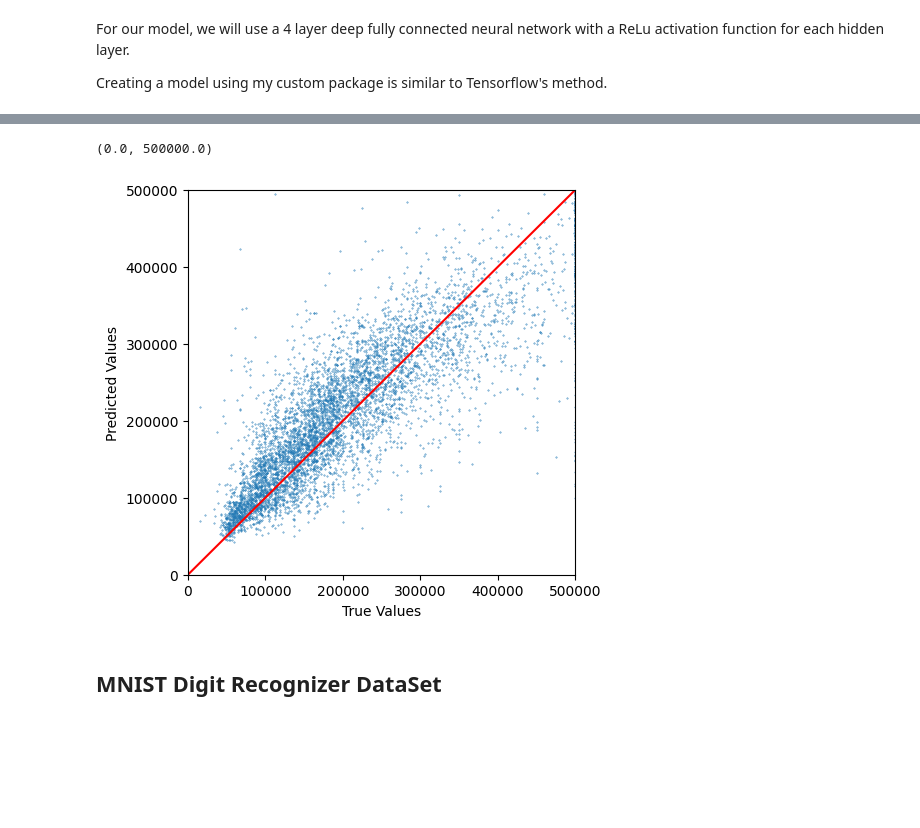
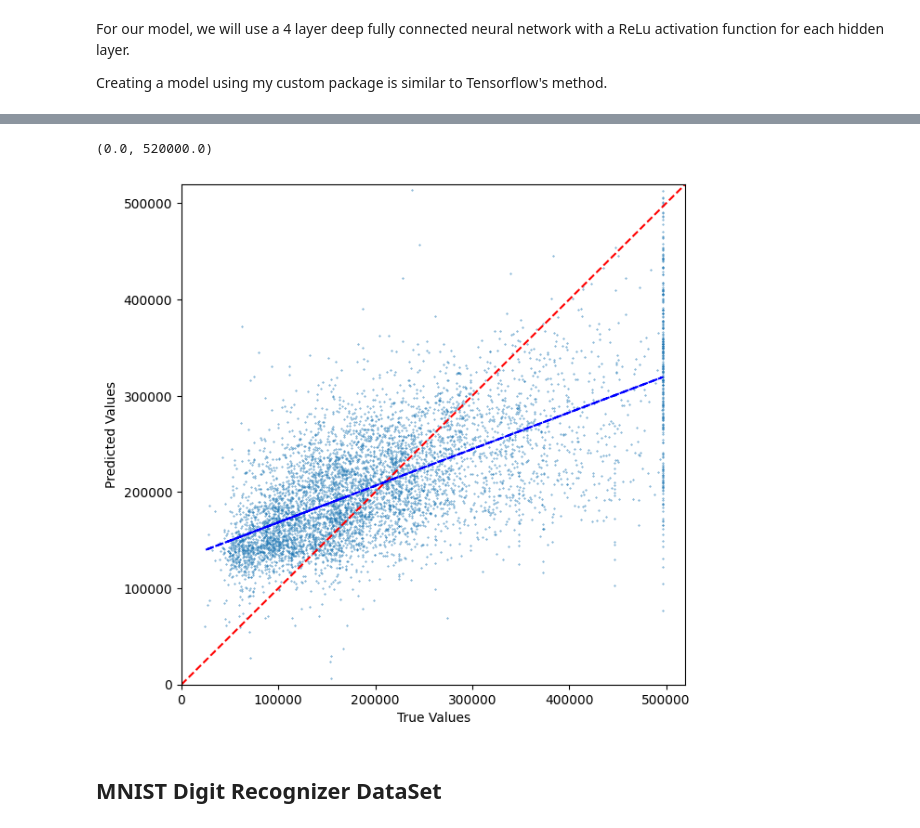
Before and after one commit to jtang25/NeuralNetwork, a Jupyter notebook: notebook.ipynb, the cells around one changed output, grey strips where cells are left out. Cells and saved outputs as stored; diff of their text form; code cells hidden in the pictures; blank space fills up the shorter version.

```diff
--- a/notebook.ipynb
+++ b/notebook.ipynb
@@ -319,0 +157,11 @@ plt.show()
+# %%
+from Model import *
+
+my_model = Model(Layers=[
+    Dense_Layer(input_shape=9,output_shape=12, activation_func="relu"),
+    Dense_Layer(input_shape=12,output_shape=64, activation_func="relu"),
+    Dense_Layer(input_shape=64,output_shape=12, activation_func="relu"),
+    Output_Layer(input_shape=12,output_shape=1)
+])
+
+my_model.summary()
@@ -324,8 +179,7 @@ long_train_err = []
 tf_err = []
 
 train_X, train_y, test_X, test_y = shuffle_scale(housing_data, 0.3)
-train_err = my_model.fit(train_X, train_y, epochs=3, learning_rate=0.0001)
-tf_err.append(model.fit(train_X, train_y, epochs=3, batch_size=32, verbose=0))
+train_err = my_model.fit(train_X, train_y, epochs=1, learning_rate=0.0001)
 test_err = []
 for i in range(len(test_X)):
     pred = my_model.forward_pass(test_X[i])
@@ -367,15 +219,17 @@ plt.show()
 # %%
 plt.figure(figsize=(7, 7))
-plt.scatter(test_y[:6129], [my_model.forward_pass(test_X[d]) for d in range(6129)], s=0.11)
-plt.plot([0, 500000], [0, 500000], color="red")
+plt.scatter(y_scaler.inverse_transform(test_y[:6129]), y_scaler.inverse_transform([my_model.forward_pass(test_X[d]) for d in range(6129)]), s=0.11)
+plt.plot([0, 520000], [0, 520000], color="red", label="Perfect Prediction", linestyle='--')
+m, b = np.polyfit(y_scaler.inverse_transform(test_y[:6129]).flatten(), y_scaler.inverse_transform([my_model.forward_pass(test_X[d]) for d in range(6129)]).flatten(), 1)
+plt.plot(y_scaler.inverse_transform(test_y[:6129]), m*y_scaler.inverse_transform(test_y[:6129]) + b, color="blue", label="Linear Regression", linestyle='--')
 plt.xlabel("True Values")
 plt.ylabel("Predicted Values")
 # make the axes the same range
-plt.xlim(0, 500000)
-plt.ylim(0, 500000)
+plt.xlim(0, 520000)
+plt.ylim(0, 520000)
 # %% [output]
-(0.0, 500000.0)
+(0.0, 520000.0)
-[figure, old version]
+[figure, new version]
 # %% [markdown]
 ## MNIST Digit Recognizer DataSet
 # %% [markdown]
```
Also changed, not shown: parts of 16 cells of this notebook, 6 other files.
